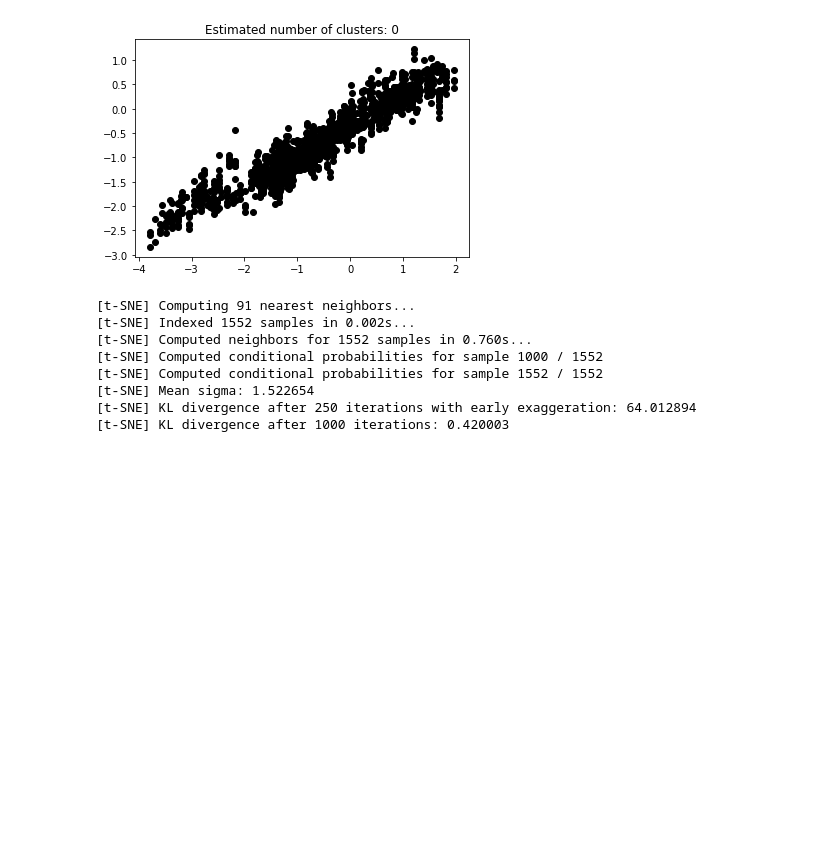
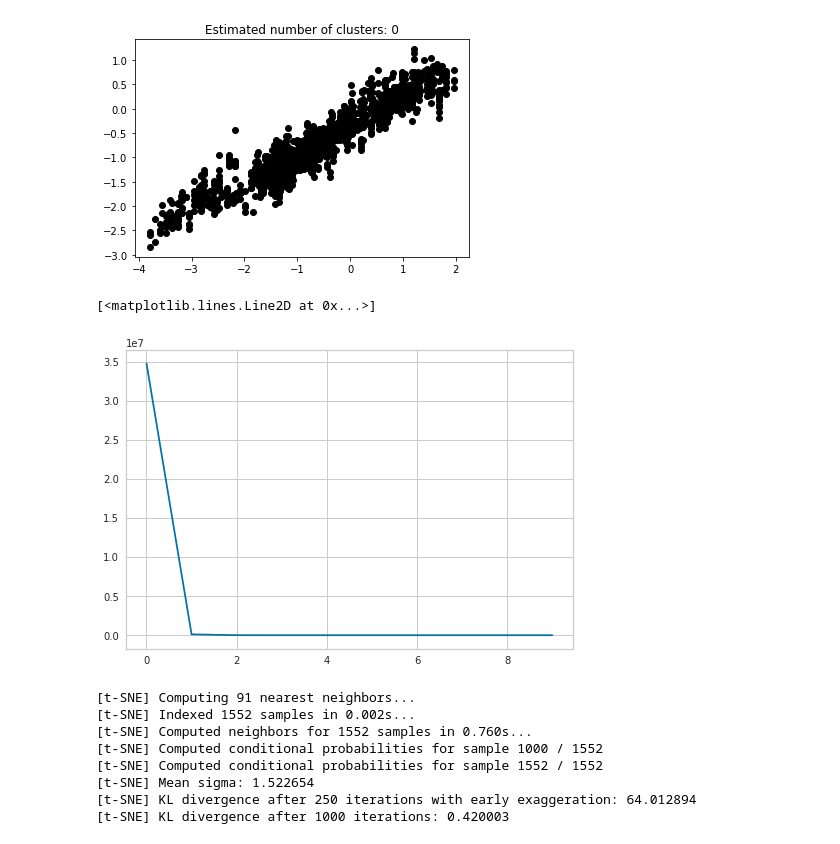
Before and after one commit to mishagrol/ForestMapping, a Jupyter notebook: notebooks/ForrestMapping.ipynb, the cells around one changed output. Cells and saved outputs as stored; diff of their text form; code cells hidden in the pictures; blank space fills up the shorter version.

```diff
--- a/notebooks/ForrestMapping.ipynb
+++ b/notebooks/ForrestMapping.ipynb
@@ -89,11 +68,12 @@ def get_dataset(gdf: gpd.GeoDataFrame, non_forest:gpd.GeoDataFrame, threshold: f
 # dataset with ~280 points with threshold > 80 %
 # small_dataset = "../shape_data/dataset_plots.geojson"
 # full dataset with ~800
+
 full_dataset = "../shape_data/forest.geojson"
 gdf = gpd.read_file(full_dataset)
-non_forest=gpd.read_file('../shape_data/non_forest.geojson')
+non_forest=gpd.read_file('../shape_data/non_forest_settlements.geojson')
 
 # threshold=80 -> Percent of main forest type for inventory plot
-gdf = get_dataset(gdf=gdf, non_forest=non_forest,  threshold=70)
+gdf = utils.get_gdf_dataset(gdf=gdf, non_forest=non_forest,  threshold=70)
 gdf = gdf.reset_index(drop=True)
 gdf.loc[:, 'key'] = gdf.index
@@ -116,0 +80,3 @@ gdf.groupby('t_Клас').count()
+# %%
+gdf = gdf.explode()
+gdf
@@ -1414,6 +1425,11 @@ plt.show()
 [figure]
 # %%
 from sklearn.manifold import TSNE
+# %%
+plt.plot(x)
+# %% [output]
+[<matplotlib.lines.Line2D at 0x...>]
+[figure, added]
 # %%
 tsne = TSNE(n_components=2, verbose=1, random_state=123)
 z = tsne.fit_transform(X)
```
Also changed, not shown: parts of 53 cells of this notebook, 6 other files.
